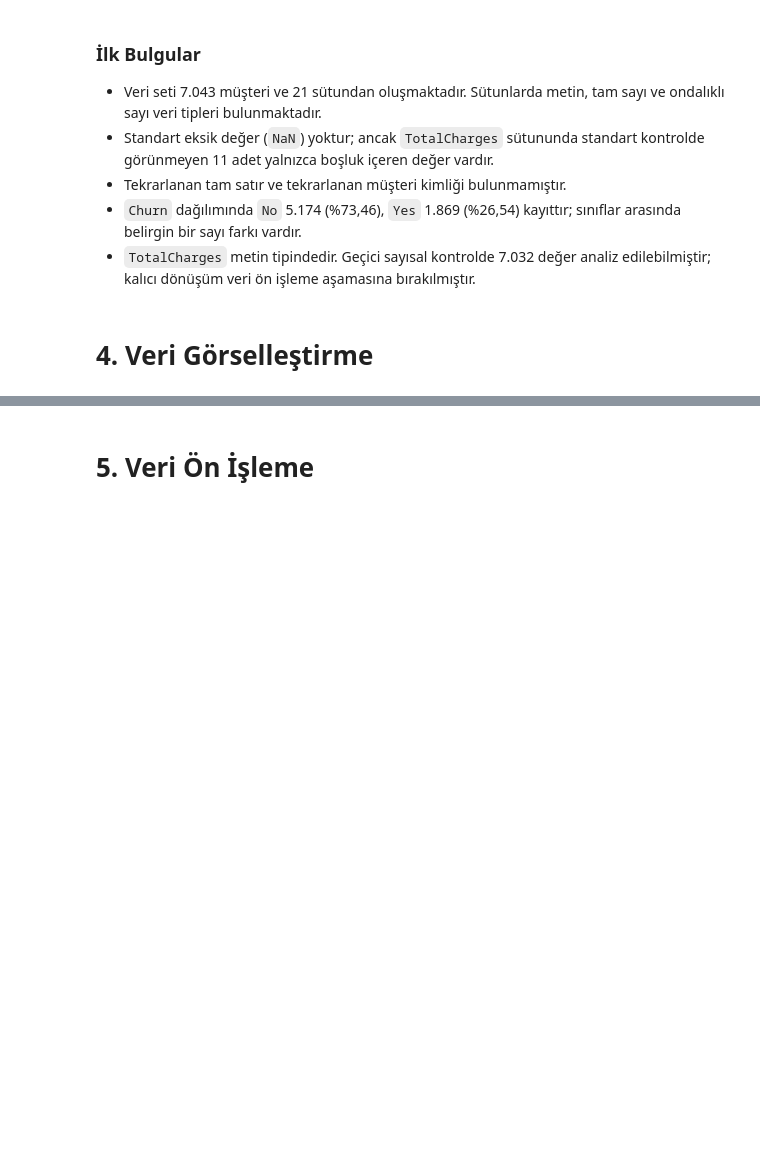
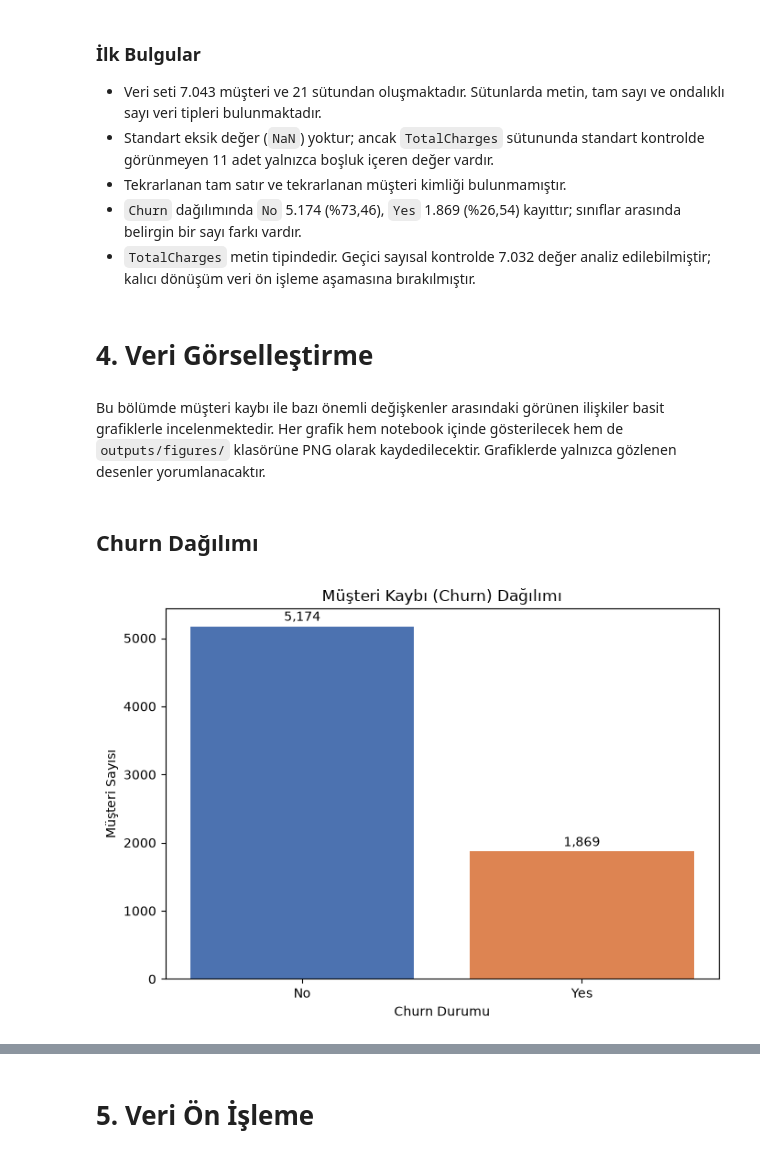
Before and after one commit to barissurkit/customer-churn-analysis, a Jupyter notebook: customer_churn_analysis.ipynb, the cells around one changed output, grey strips where cells are left out. Saved outputs shown, nothing was run; the diff lists cells and outputs as text; code cells hidden in the pictures; blank space fills up the shorter version.

Commit message:
feat: add churn data visualizations

```diff
--- a/customer_churn_analysis.ipynb
+++ b/customer_churn_analysis.ipynb
@@ -314,3 +314,39 @@ Sayısala dönüşemeyen değer sayısı: 11
 - `TotalCharges` metin tipindedir. Geçici sayısal kontrolde 7.032 değer analiz edilebilmiştir; kalıcı dönüşüm veri ön işleme aşamasına bırakılmıştır.
 # %% [markdown]
 # 4. Veri Görselleştirme
+# %% [markdown]
+Bu bölümde müşteri kaybı ile bazı önemli değişkenler arasındaki görünen ilişkiler basit grafiklerle incelenmektedir. Her grafik hem notebook içinde gösterilecek hem de `outputs/figures/` klasörüne PNG olarak kaydedilecektir. Grafiklerde yalnızca gözlenen desenler yorumlanacaktır.
+# %%
+from pathlib import Path
+import matplotlib.pyplot as plt
+
+figures_dir = Path("outputs/figures")
+figures_dir.mkdir(parents=True, exist_ok=True)
+
+churn_order = ["No", "Yes"]
+churn_colors = {"No": "#4C72B0", "Yes": "#DD8452"}
+rate_color = "#55A868"
+# %% [markdown]
+## Churn Dağılımı
+# %%
+churn_counts = df["Churn"].value_counts().reindex(churn_order)
+
+fig, ax = plt.subplots(figsize=(7, 5))
+bars = ax.bar(
+    churn_counts.index,
+    churn_counts.values,
+    color=[churn_colors[status] for status in churn_counts.index],
+)
+
+for bar, value in zip(bars, churn_counts.values):
+    ax.text(bar.get_x() + bar.get_width() / 2, value + 80, f"{value:,}", ha="center")
+
+ax.set_title("Müşteri Kaybı (Churn) Dağılımı")
+ax.set_xlabel("Churn Durumu")
+ax.set_ylabel("Müşteri Sayısı")
+fig.tight_layout()
+fig.savefig(figures_dir / "churn_distribution.png", dpi=300, bbox_inches="tight")
+plt.show()
+plt.close(fig)
+# %% [output]
+[figure, added]
```
Also changed, not shown: parts of 17 cells of this notebook, 7 other files.
